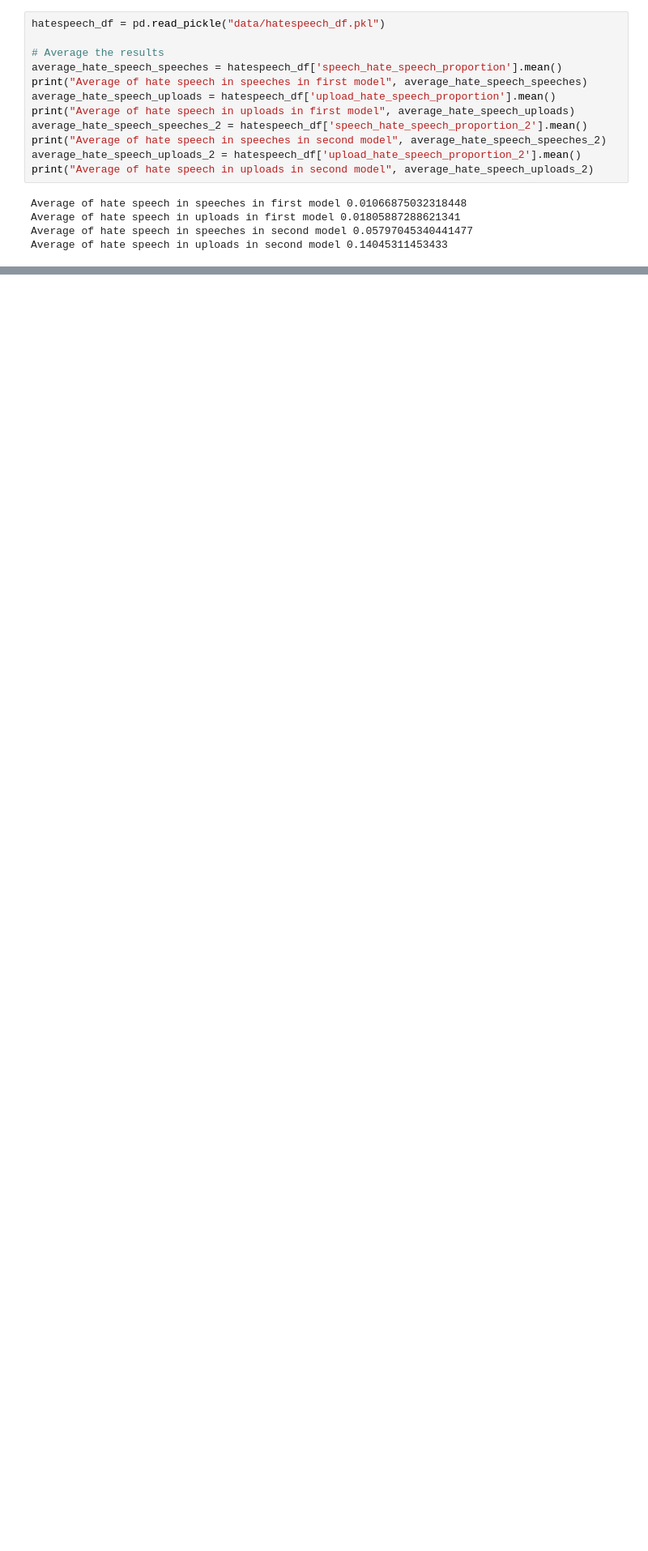
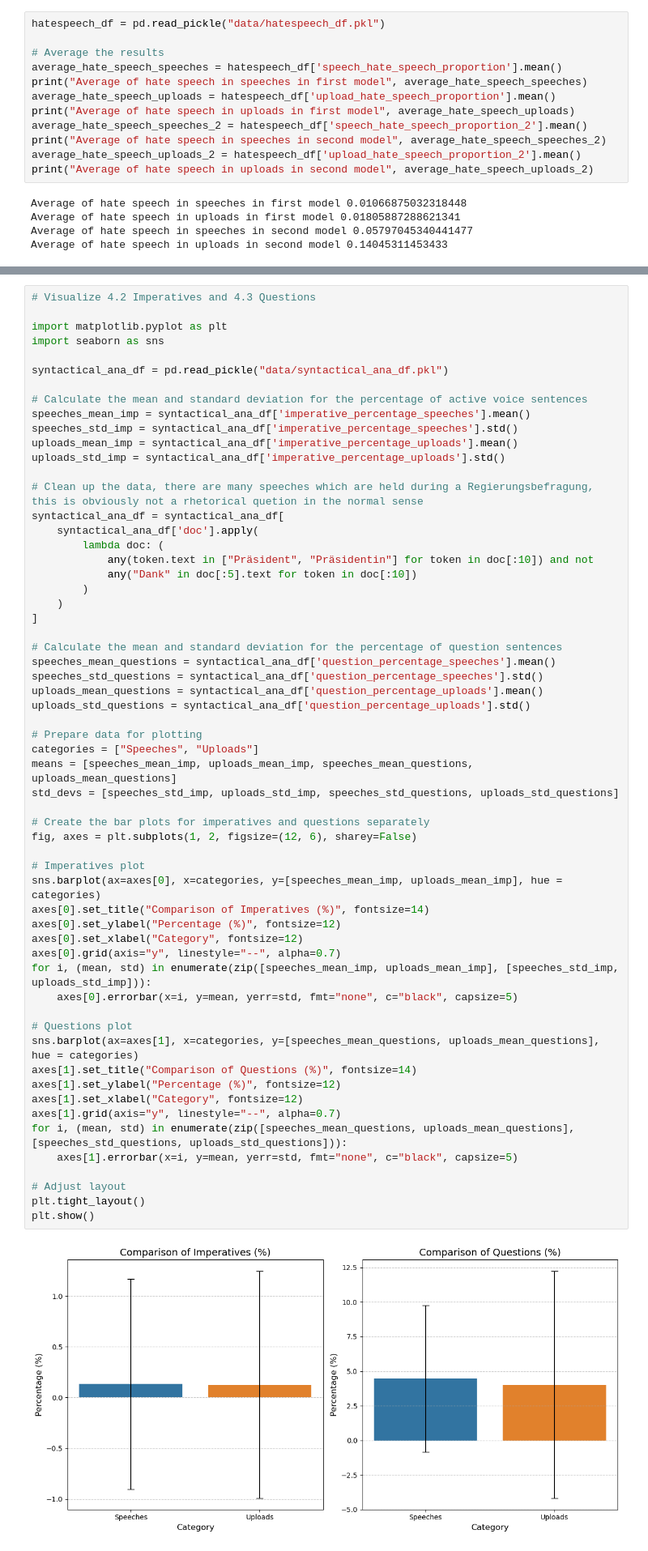
Before and after one commit to MoritzStockmar/afd-on-some, a Jupyter notebook: exploratory.ipynb, the cells around one changed output, grey strips where cells are left out. Shown at 81% size. Drawn from its saved outputs; the diff is of its cells as text; blank space fills up the shorter version.

```diff
--- a/exploratory.ipynb
+++ b/exploratory.ipynb
@@ -1935,0 +2481,61 @@ The following analysis test the hypotheses:
+# %%
+# Visualize 4.2 Imperatives and 4.3 Questions
+
+import matplotlib.pyplot as plt
+import seaborn as sns
+
+syntactical_ana_df = pd.read_pickle("data/syntactical_ana_df.pkl")
+
+# Calculate the mean and standard deviation for the percentage of active voice sentences
+speeches_mean_imp = syntactical_ana_df['imperative_percentage_speeches'].mean()
+speeches_std_imp = syntactical_ana_df['imperative_percentage_speeches'].std()
+uploads_mean_imp = syntactical_ana_df['imperative_percentage_uploads'].mean()
+uploads_std_imp = syntactical_ana_df['imperative_percentage_uploads'].std()
+
+# Clean up the data, there are many speeches which are held during a Regierungsbefragung, this is obviously not a rhetorical quetion in the normal sense
+syntactical_ana_df = syntactical_ana_df[
+    syntactical_ana_df['doc'].apply(
+        lambda doc: (
+            any(token.text in ["Präsident", "Präsidentin"] for token in doc[:10]) and not
+            any("Dank" in doc[:5].text for token in doc[:10])
+        )
+    )
+]
+
+# Calculate the mean and standard deviation for the percentage of question sentences
+speeches_mean_questions = syntactical_ana_df['question_percentage_speeches'].mean()
+speeches_std_questions = syntactical_ana_df['question_percentage_speeches'].std()
+uploads_mean_questions = syntactical_ana_df['question_percentage_uploads'].mean()
+uploads_std_questions = syntactical_ana_df['question_percentage_uploads'].std()
+
+# Prepare data for plotting
+categories = ["Speeches", "Uploads"]
+means = [speeches_mean_imp, uploads_mean_imp, speeches_mean_questions, uploads_mean_questions]
+std_devs = [speeches_std_imp, uploads_std_imp, speeches_std_questions, uploads_std_questions]
+
+# Create the bar plots for imperatives and questions separately
+fig, axes = plt.subplots(1, 2, figsize=(12, 6), sharey=False)
+
+# Imperatives plot
+sns.barplot(ax=axes[0], x=categories, y=[speeches_mean_imp, uploads_mean_imp], hue = categories)
+axes[0].set_title("Comparison of Imperatives (%)", fontsize=14)
+axes[0].set_ylabel("Percentage (%)", fontsize=12)
+axes[0].set_xlabel("Category", fontsize=12)
+axes[0].grid(axis="y", linestyle="--", alpha=0.7)
+for i, (mean, std) in enumerate(zip([speeches_mean_imp, uploads_mean_imp], [speeches_std_imp, uploads_std_imp])):
+    axes[0].errorbar(x=i, y=mean, yerr=std, fmt="none", c="black", capsize=5)
+
+# Questions plot
+sns.barplot(ax=axes[1], x=categories, y=[speeches_mean_questions, uploads_mean_questions], hue = categories)
+axes[1].set_title("Comparison of Questions (%)", fontsize=14)
+axes[1].set_ylabel("Percentage (%)", fontsize=12)
+axes[1].set_xlabel("Category", fontsize=12)
+axes[1].grid(axis="y", linestyle="--", alpha=0.7)
+for i, (mean, std) in enumerate(zip([speeches_mean_questions, uploads_mean_questions], [speeches_std_questions, uploads_std_questions])):
+    axes[1].errorbar(x=i, y=mean, yerr=std, fmt="none", c="black", capsize=5)
+
+# Adjust layout
+plt.tight_layout()
+plt.show()
+# %% [output]
+[figure, added]
```
Also changed, not shown: parts of 13 cells of this notebook, 1 other file.
